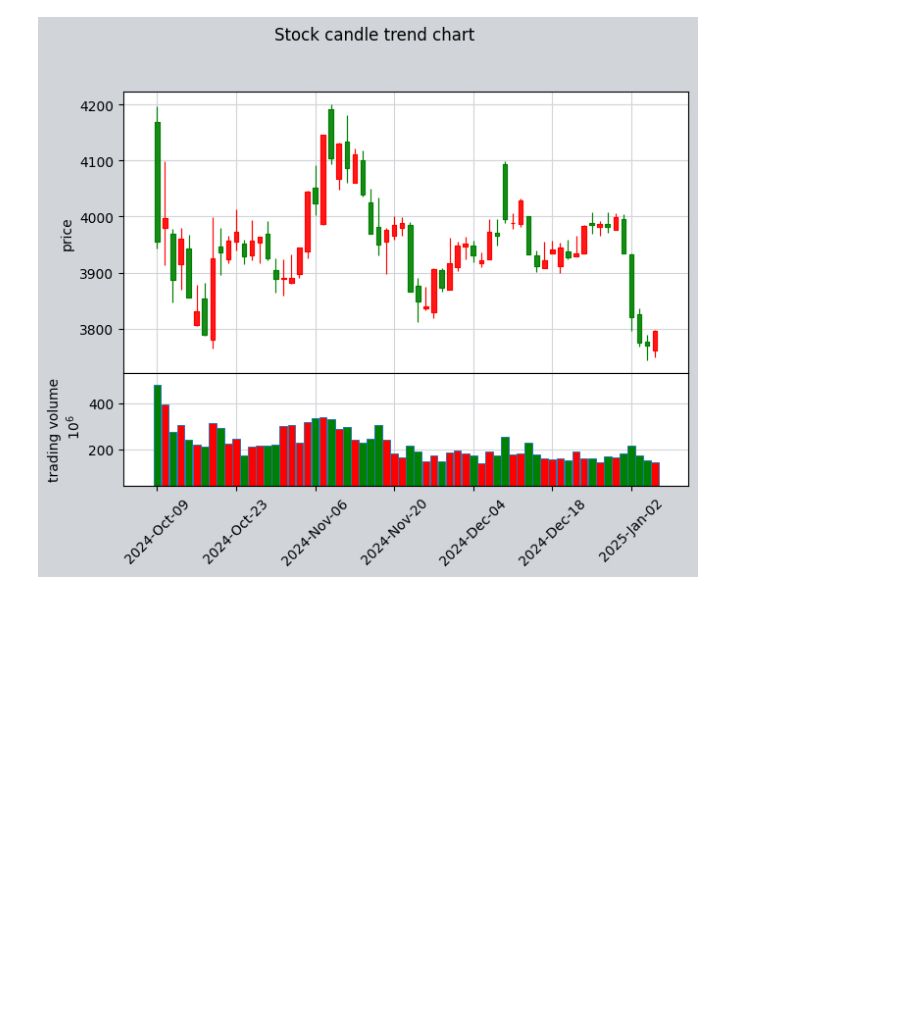
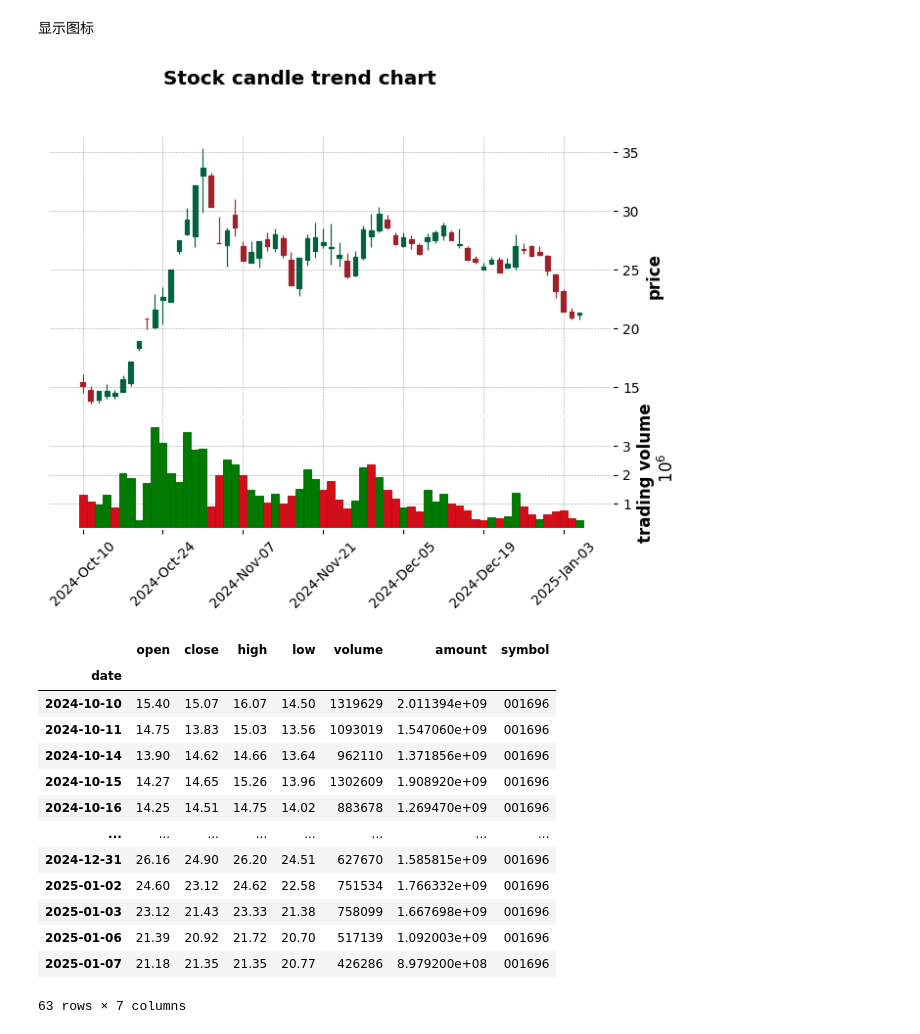
Before and after one commit to sjszues616/smart_invest, a Jupyter notebook: akshare_api_test.ipynb, the cells around one changed output. Drawn from its saved outputs; the diff is of its cells as text; code cells hidden in the pictures; blank space fills up the shorter version.

```diff
--- a/akshare_api_test.ipynb
+++ b/akshare_api_test.ipynb
@@ -45,33 +40,32 @@ plt.savefig("plot.png", dpi=300)
+# %% [markdown]
+显示图标
 # %%
 import datetime
 
-# sz001696 宗申动力
-# 沪深300 上海交易所 000300 深圳交易所 399300
-# 科创50 000688
-symbol = 'sh000300'
-csv_file = f'{symbol}_stock_data.csv'
+
 today = datetime.datetime.today()
 start_date = (today-datetime.timedelta(days=90)).strftime("%Y%m%d")
 end_date = today.strftime("%Y%m%d")
-df = ak.stock_zh_index_daily_em(symbol=symbol, start_date=start_date, end_date=end_date)
-df.to_csv(csv_file, index=False)
-# df['date'] = pd.to_datetime(df['date'])
-# df.set_index('date', inplace=True)
-# mpf.plot(df, type='candle', volume=True, style='charles', title='Stock candle trend chart', ylabel='price', ylabel_lower='trading volume')
+symbol = '001696'
+df = ak.stock_zh_index_daily_em(symbol=f"sz{symbol}", start_date=start_date, end_date=end_date)
+df['date'] = pd.to_datetime(df['date'])
+df['symbol'] = symbol
+df.set_index('date', inplace=True)
+mpf.plot(df, type='candle', volume=True, style='charles', title='Stock candle trend chart', ylabel='price', ylabel_lower='trading volume')
+df
+# %% [output]
+[figure, added]
+|  | open | close | high | low | volume | amount | symbol |
+| date |  |  |  |  |  |  |  |
+| 2024-10-10 | 15.40 | 15.07 | 16.07 | 14.50 | 1319629 | 2.011394e+09 | 001696 |
+| 2024-10-11 | 14.75 | 13.83 | 15.03 | 13.56 | 1093019 | 1.547060e+09 | 001696 |
+| 2024-10-14 | 13.90 | 14.62 | 14.66 | 13.64 | 962110 | 1.371856e+09 | 001696 |
+| 2024-10-15 | 14.27 | 14.65 | 15.26 | 13.96 | 1302609 | 1.908920e+09 | 001696 |
+| 2024-10-16 | 14.25 | 14.51 | 14.75 | 14.02 | 883678 | 1.269470e+09 | 001696 |
+| ... | ... | ... | ... | ... | ... | ... | ... |
+| 2024-12-31 | 26.16 | 24.90 | 26.20 | 24.51 | 627670 | 1.585815e+09 | 001696 |
+| 2025-01-02 | 24.60 | 23.12 | 24.62 | 22.58 | 751534 | 1.766332e+09 | 001696 |
+| 2025-01-03 | 23.12 | 21.43 | 23.33 | 21.38 | 758099 | 1.667698e+09 | 001696 |
+| 2025-01-06 | 21.39 | 20.92 | 21.72 | 20.70 | 517139 | 1.092003e+09 | 001696 |
+| 2025-01-07 | 21.18 | 21.35 | 21.35 | 20.77 | 426286 | 8.979200e+08 | 001696 |
+63 rows × 7 columns
-# %%
-df = pd.read_csv(csv_file)
-df['date'] = pd.to_datetime(df['date'])
-df.set_index('date', inplace=True)
-# 自定义风格
-my_color = mpf.make_marketcolors(up='r',
-                                 down='g',
-                                 edge='inherit',
-                                 wick='inherit',
-                                 volume='inherit')
-# 设置图表的背景色
-my_style = mpf.make_mpf_style(marketcolors=my_color,
-                              figcolor='(0.82, 0.83, 0.85)',
-                              gridcolor='(0.82, 0.83, 0.85)')
-mpf.plot(df, type='candle', volume=True, style=my_style, title='Stock candle trend chart', ylabel='price', ylabel_lower='trading volume')
-# %% [output]
-[figure, removed]
```
Also changed, not shown: parts of 2 cells of this notebook, 6 other files.
